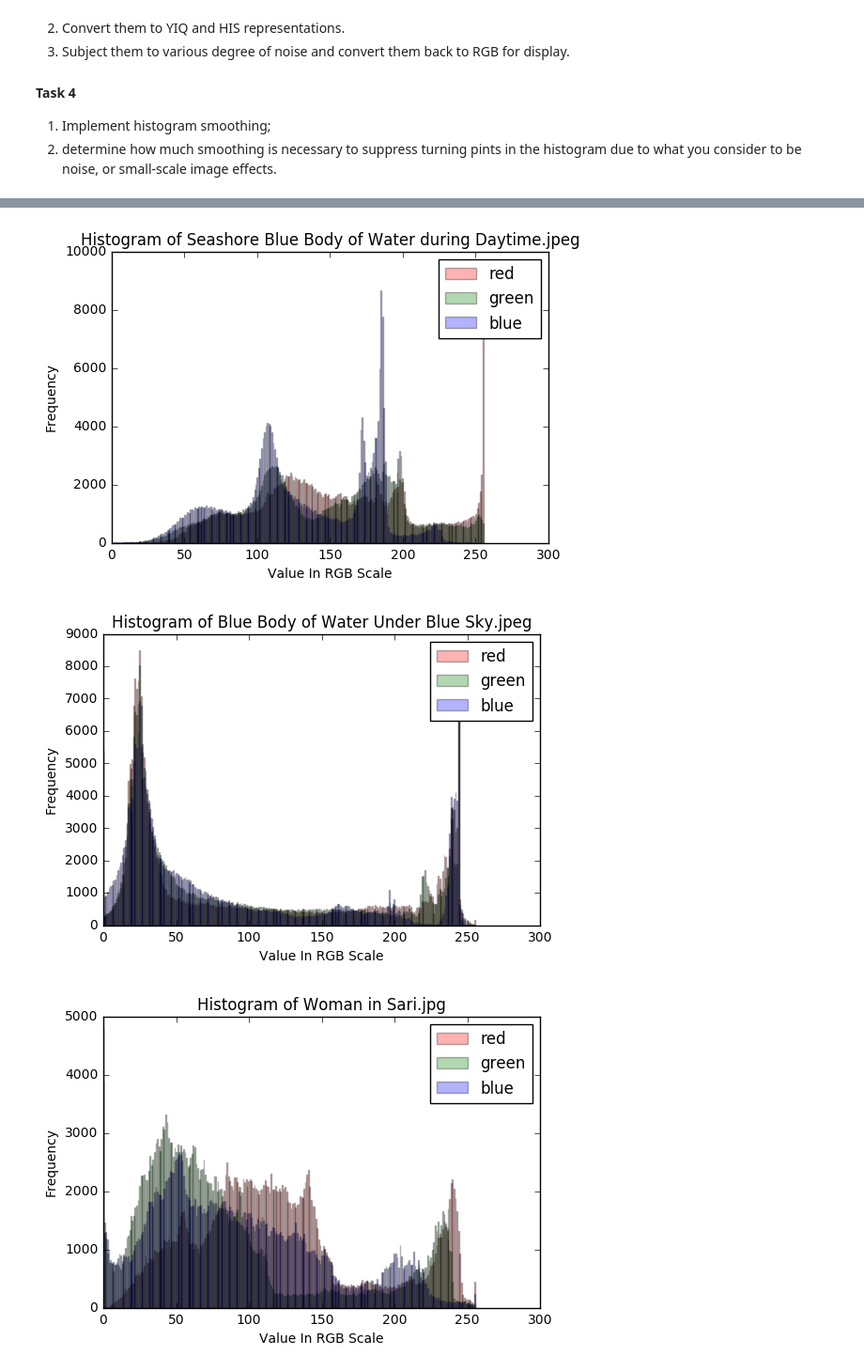
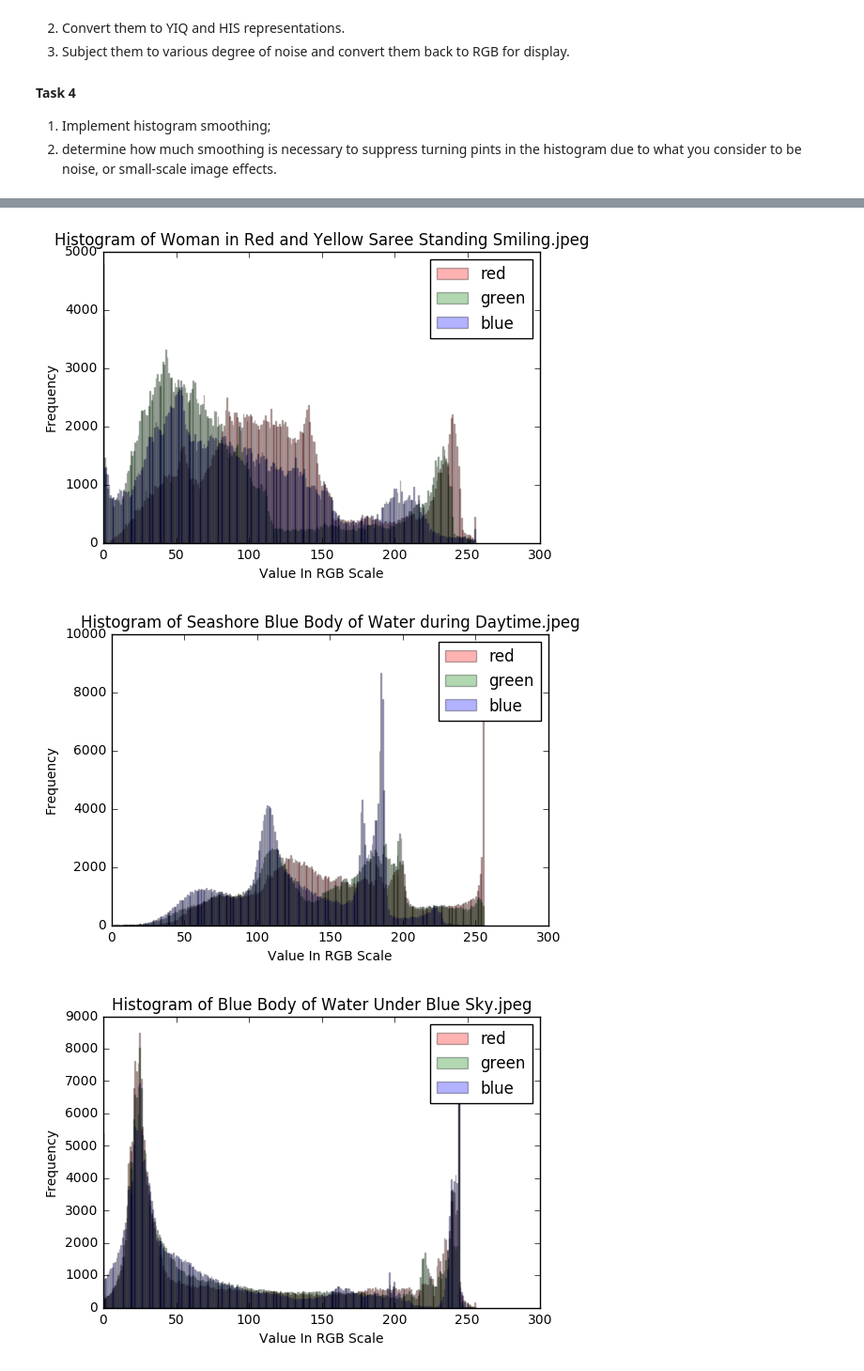
Before and after one commit to mnzr/cv_coursework, a Jupyter notebook: Assignment 2/Assignment 2.ipynb, the cells around one changed output, grey strips where cells are left out. Shown at 94% size. Drawn from its saved outputs; the diff is of its cells as text; code cells hidden in the pictures.

Commit message:
Changed images

```diff
--- a/Assignment 2/Assignment 2.ipynb
+++ b/Assignment 2/Assignment 2.ipynb
@@ -23,7 +26,7 @@ import matplotlib.pyplot as plt
 import matplotlib.image as mpimg
 import numpy as np
 # %%
-def make_histogram(filename):
+def rgb_histogram(filename):
     # Loading the image
     img=mpimg.imread(filename)    # numpy array
 
@@ -44,10 +47,10 @@ def make_histogram(filename):
     plt.ylabel("Frequency")
     plt.show()
 # %%
-make_histogram('Woman in Sari.jpg')
-make_histogram('Seashore Blue Body of Water during Daytime.jpeg')
-make_histogram('Blue Body of Water Under Blue Sky.jpeg')
+rgb_histogram('Woman in Red and Yellow Saree Standing Smiling.jpeg')
+rgb_histogram('Seashore Blue Body of Water during Daytime.jpeg')
+rgb_histogram('Blue Body of Water Under Blue Sky.jpeg')
 # %% [output]
-[figure, old version]
+[figure, new version]
-[figure, old version]
+[figure, new version]
-[figure, old version]
+[figure, new version]
```
Also changed, not shown: parts of 2 cells of this notebook, 1 other file.
